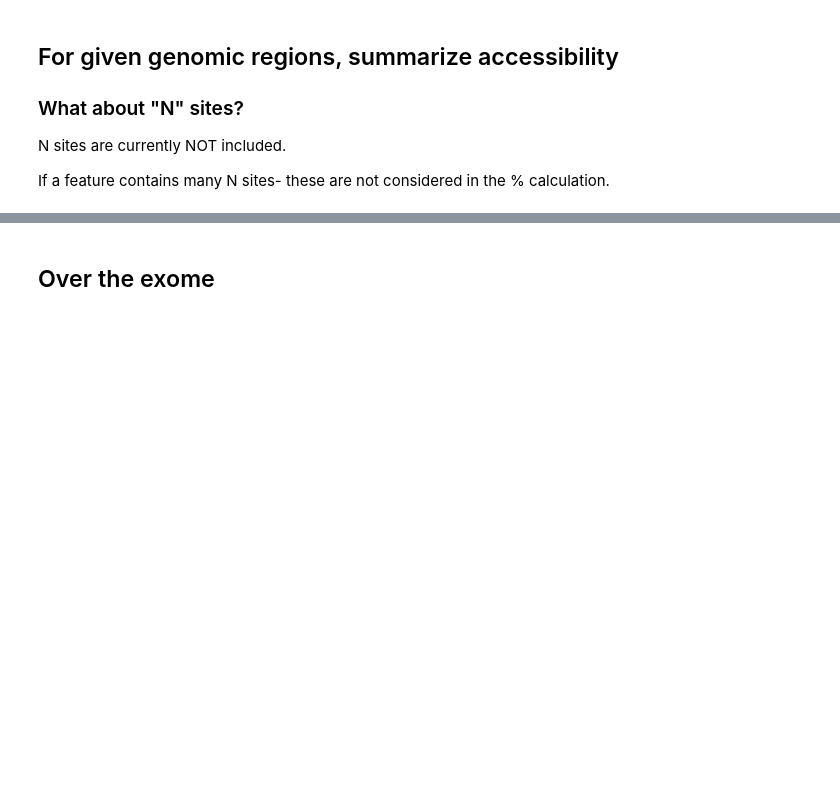
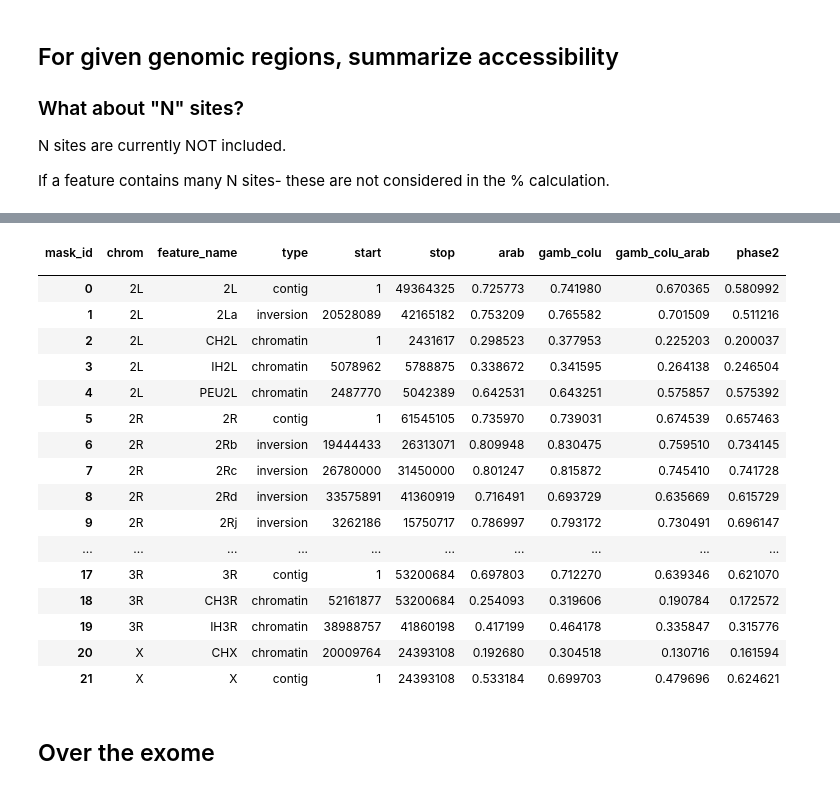
Before and after one commit to malariagen/ag1000g-phase3-data-paper, a Jupyter notebook: notebooks/site-filters_accessibility-by-features.ipynb, the cells around one changed output, grey strips where cells are left out. Saved outputs shown, nothing was run; the diff lists cells and outputs as text; code cells hidden in the pictures; blank space fills up the shorter version.

```diff
--- a/notebooks/site-filters_accessibility-by-features.ipynb
+++ b/notebooks/site-filters_accessibility-by-features.ipynb
@@ -110,0 +116,6 @@ result_df
+# %%
+output_df = result_df.pivot(
+    index=["chrom", "feature_name", "type", "start", "stop"],
+    columns="mask_id",
+    values="frac_accessible").reset_index()
+output_df.index.name = ""
@@ -111,3 +125,24 @@ result_df
+# %%
+output_df
+# %% [output]
+| mask_id | chrom | feature_name | type | start | stop | arab | gamb_colu | gamb_colu_arab | phase2 |
+|  |  |  |  |  |  |  |  |  |  |
+| 0 | 2L | 2L | contig | 1 | 49364325 | 0.725773 | 0.741980 | 0.670365 | 0.580992 |
+| 1 | 2L | 2La | inversion | 20528089 | 42165182 | 0.753209 | 0.765582 | 0.701509 | 0.511216 |
+| 2 | 2L | CH2L | chromatin | 1 | 2431617 | 0.298523 | 0.377953 | 0.225203 | 0.200037 |
+| 3 | 2L | IH2L | chromatin | 5078962 | 5788875 | 0.338672 | 0.341595 | 0.264138 | 0.246504 |
+| 4 | 2L | PEU2L | chromatin | 2487770 | 5042389 | 0.642531 | 0.643251 | 0.575857 | 0.575392 |
+| 5 | 2R | 2R | contig | 1 | 61545105 | 0.735970 | 0.739031 | 0.674539 | 0.657463 |
+| 6 | 2R | 2Rb | inversion | 19444433 | 26313071 | 0.809948 | 0.830475 | 0.759510 | 0.734145 |
+| 7 | 2R | 2Rc | inversion | 26780000 | 31450000 | 0.801247 | 0.815872 | 0.745410 | 0.741728 |
+| 8 | 2R | 2Rd | inversion | 33575891 | 41360919 | 0.716491 | 0.693729 | 0.635669 | 0.615729 |
+| 9 | 2R | 2Rj | inversion | 3262186 | 15750717 | 0.786997 | 0.793172 | 0.730491 | 0.696147 |
+| ... | ... | ... | ... | ... | ... | ... | ... | ... | ... |
+| 17 | 3R | 3R | contig | 1 | 53200684 | 0.697803 | 0.712270 | 0.639346 | 0.621070 |
+| 18 | 3R | CH3R | chromatin | 52161877 | 53200684 | 0.254093 | 0.319606 | 0.190784 | 0.172572 |
+| 19 | 3R | IH3R | chromatin | 38988757 | 41860198 | 0.417199 | 0.464178 | 0.335847 | 0.315776 |
+| 20 | X | CHX | chromatin | 20009764 | 24393108 | 0.192680 | 0.304518 | 0.130716 | 0.161594 |
+| 21 | X | X | contig | 1 | 24393108 | 0.533184 | 0.699703 | 0.479696 | 0.624621 |
 # %% [markdown]
 ## Over the exome
 # %%
```
Also changed, not shown: parts of 9 cells of this notebook, 7 other files.
